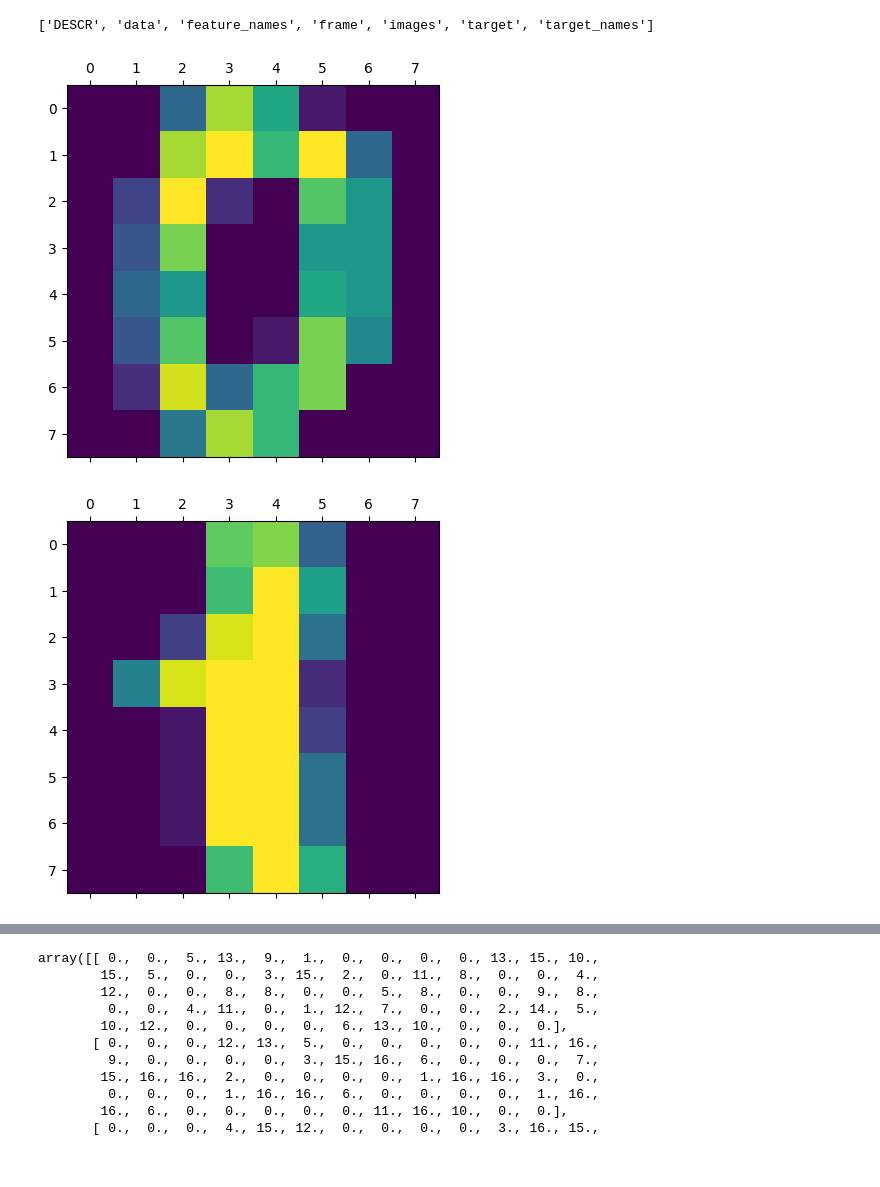
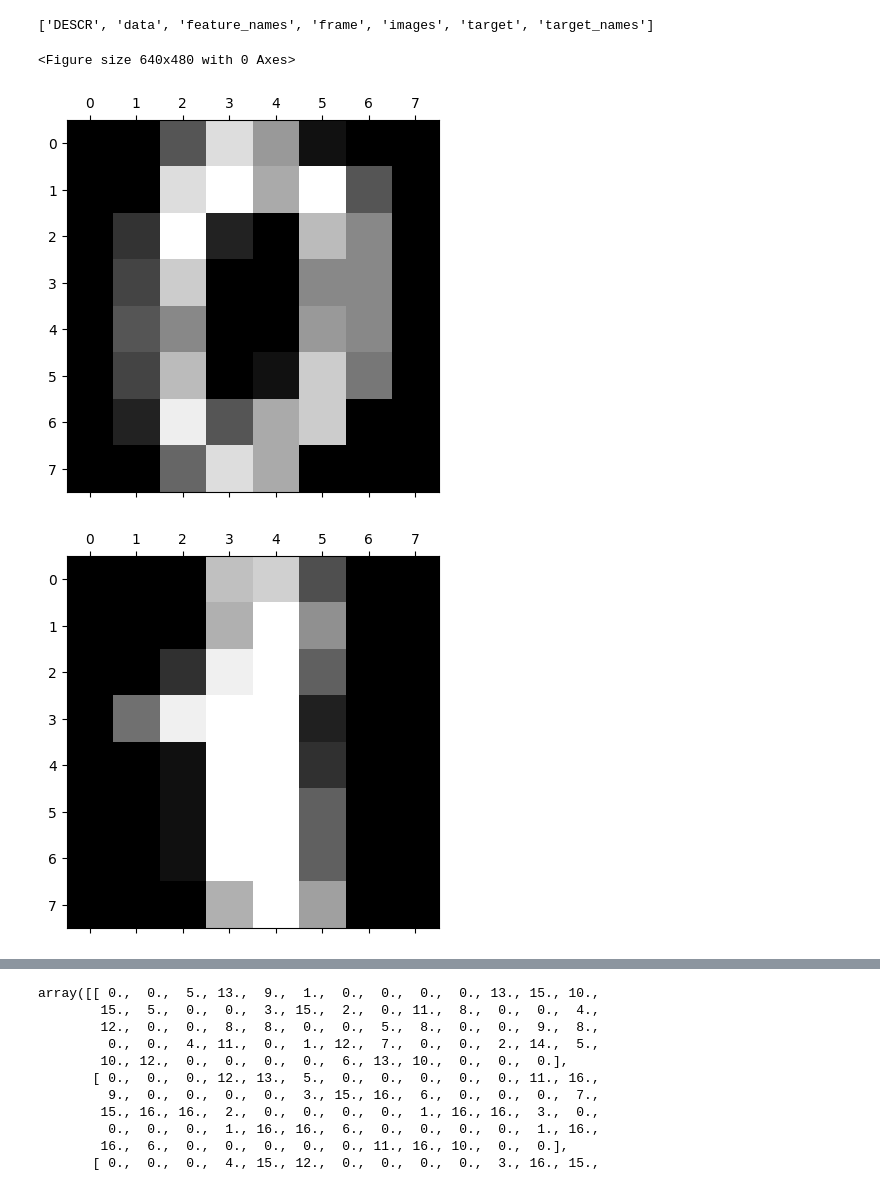
Before and after one commit to Aditya17Git/data-science, a Jupyter notebook: Random_Forest.ipynb, the cells around one changed output, grey strips where cells are left out. Drawn from its saved outputs; the diff is of its cells as text; code cells hidden in the pictures.

```diff
--- a/Random_Forest.ipynb
+++ b/Random_Forest.ipynb
@@ -11,8 +11,10 @@ dir(digits)
 # %% [output]
 ['DESCR', 'data', 'feature_names', 'frame', 'images', 'target', 'target_names']
 # %%
+plt.gray()
 for i in range(5):
     plt.matshow(digits.images[i])
 # %% [output]
+<Figure size 640x480 with 0 Axes>
-[figure, old version]
+[figure, new version]
-[figure, old version]
+[figure, new version]
```
Also changed, not shown: parts of 10 cells of this notebook.
